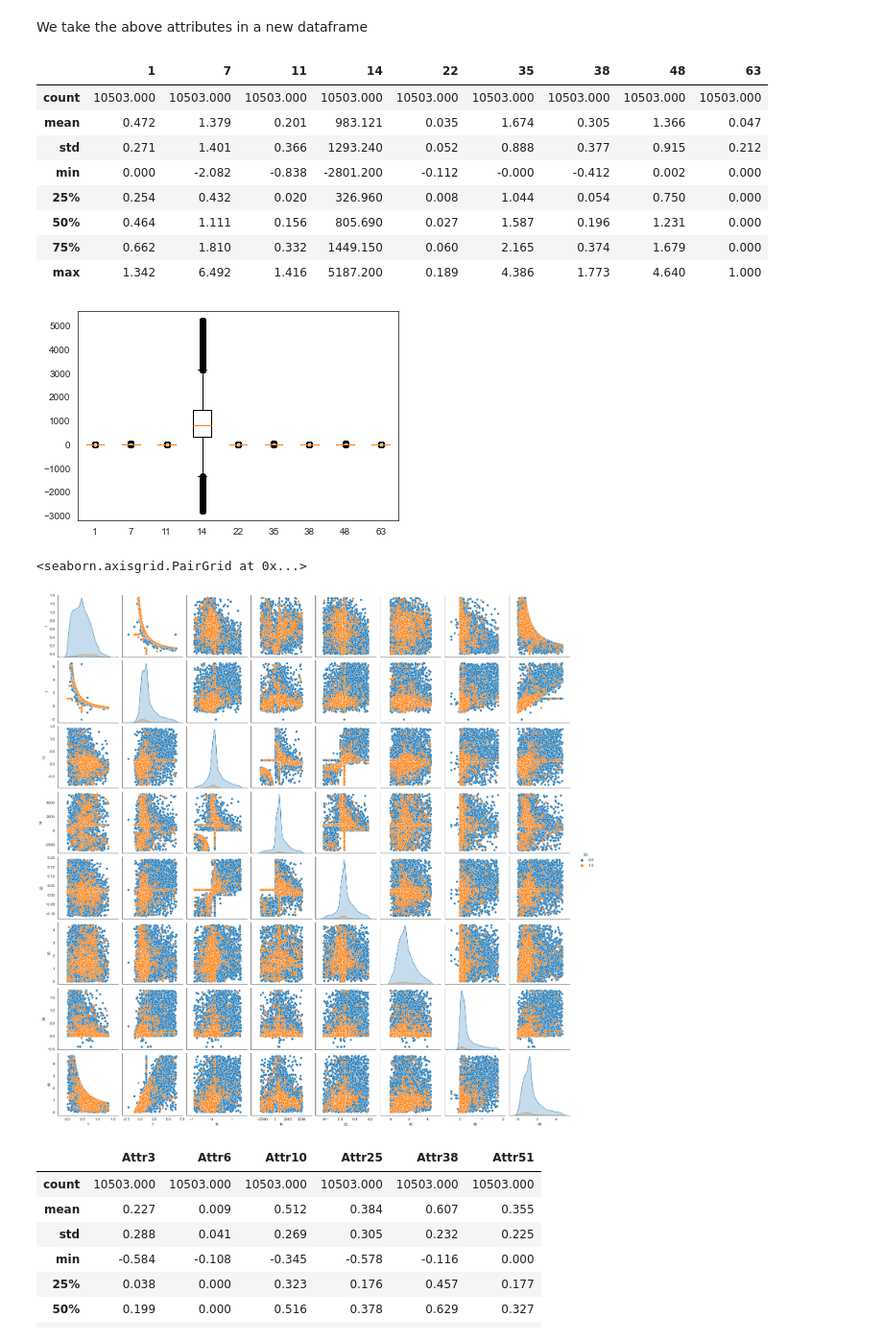
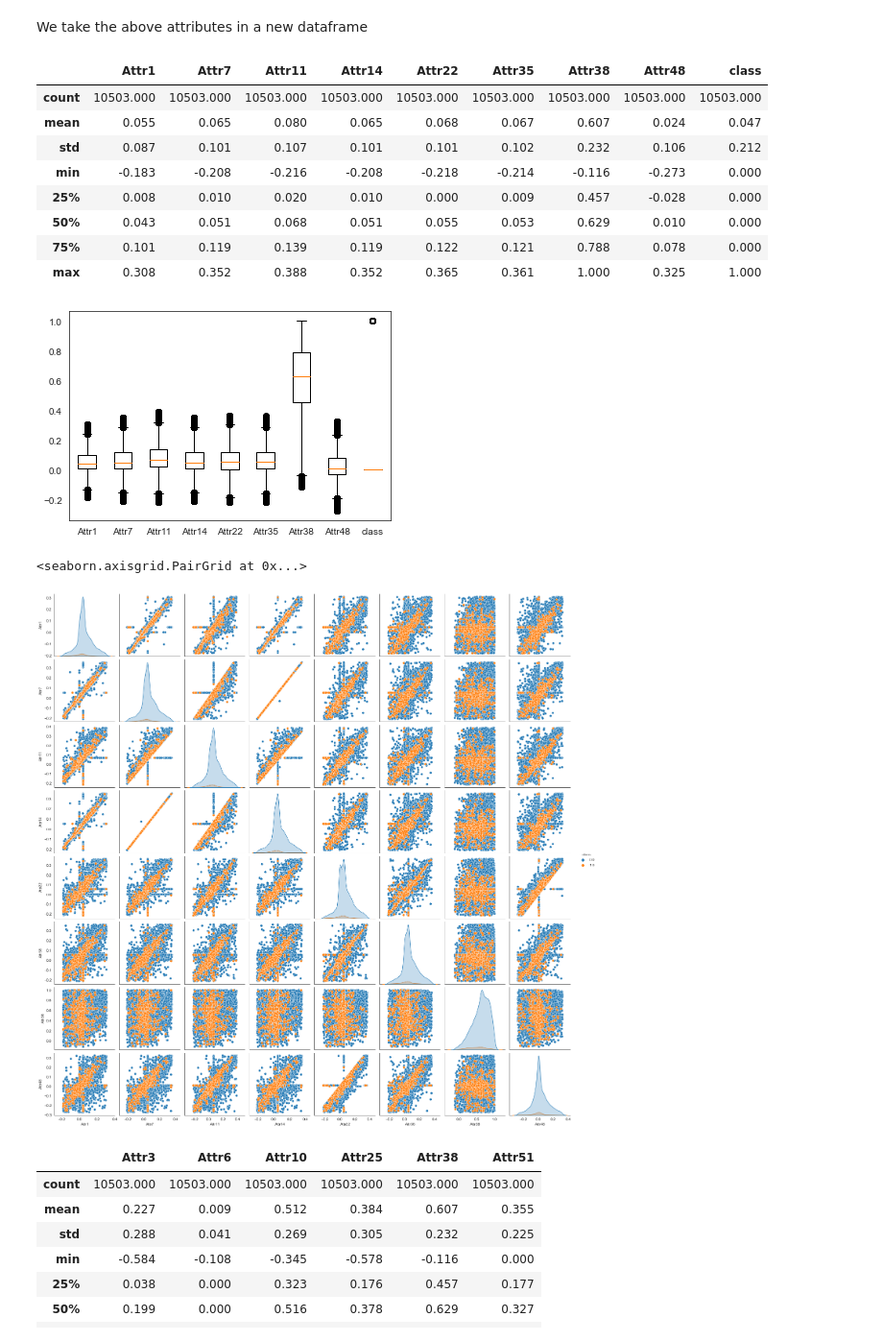
Before and after one commit to swapnalisonkusale/ML-Project-Group-7, a Jupyter notebook: Bankrupcy_try.ipynb, the cells around one changed output. Shown at 96% size. Drawn from its saved outputs; the diff is of its cells as text; code cells hidden in the pictures.

```diff
--- a/Bankrupcy_try.ipynb
+++ b/Bankrupcy_try.ipynb
@@ -247,11 +247,12 @@ df_mean_imputed.describe().round(5)
 | max | 0.30815 | 1.34190 | 1.00000 | 5.83710 | 217.85000 | 0.18139 | 0.35222 | 6.49190 | 3.62880 | 1.00000 | 0.38795 | ... |
 # %%
 #Data imputation via median on outlier treated data
-d_imp2 = df_median_treated.copy()
+df_median_imputed = df_median_treated.copy()
 imp = SimpleImputer(missing_values = np.nan, strategy = 'median')
-df_median_imputed.iloc[:,:]= pd.DataFrame(imp.fit_transform(d_imp2))  # indexer method to update the dataframe
+#df_median_imputed= pd.DataFrame()
+df_median_imputed.iloc[:,:]= pd.DataFrame(imp.fit_transform(df_median_imputed))  # indexer method to update the dataframe
 df_median_imputed= pd.DataFrame(df_median_imputed,
-                  columns = d_imp2.columns)
+                  columns = df_median_imputed.columns)
 df_median_imputed.describe().round(5)
 # %% [output]
 |  | Attr1 | Attr2 | Attr3 | Attr4 | Attr5 | Attr6 | Attr7 | Attr8 | Attr9 | Attr10 | Attr11 | ... |
@@ -386,28 +387,28 @@ Attributes negative correlation:
 We take the above attributes in a new dataframe
 # %%
 # Create new data frame with variables having high positive correlation
-df_positive_relation = df_median_imputed[[1,7,11,14,22,35,38,48, 63]]
+df_positive_relation = df_median_imputed[["Attr1","Attr7","Attr11","Attr14","Attr22","Attr35","Attr38", "Attr48", "class"]]
 df_positive_relation.describe().round(3)
 # %% [output]
-|  | 1 | 7 | 11 | 14 | 22 | 35 | 38 | 48 | 63 |
+|  | Attr1 | Attr7 | Attr11 | Attr14 | Attr22 | Attr35 | Attr38 | Attr48 | class |
 | count | 10503.000 | 10503.000 | 10503.000 | 10503.000 | 10503.000 | 10503.000 | 10503.000 | 10503.000 | 10503.000 |
-| mean | 0.472 | 1.379 | 0.201 | 983.121 | 0.035 | 1.674 | 0.305 | 1.366 | 0.047 |
-| std | 0.271 | 1.401 | 0.366 | 1293.240 | 0.052 | 0.888 | 0.377 | 0.915 | 0.212 |
-| min | 0.000 | -2.082 | -0.838 | -2801.200 | -0.112 | -0.000 | -0.412 | 0.002 | 0.000 |
-| 25% | 0.254 | 0.432 | 0.020 | 326.960 | 0.008 | 1.044 | 0.054 | 0.750 | 0.000 |
-| 50% | 0.464 | 1.111 | 0.156 | 805.690 | 0.027 | 1.587 | 0.196 | 1.231 | 0.000 |
-| 75% | 0.662 | 1.810 | 0.332 | 1449.150 | 0.060 | 2.165 | 0.374 | 1.679 | 0.000 |
-| max | 1.342 | 6.492 | 1.416 | 5187.200 | 0.189 | 4.386 | 1.773 | 4.640 | 1.000 |
+| mean | 0.055 | 0.065 | 0.080 | 0.065 | 0.068 | 0.067 | 0.607 | 0.024 | 0.047 |
+| std | 0.087 | 0.101 | 0.107 | 0.101 | 0.101 | 0.102 | 0.232 | 0.106 | 0.212 |
+| min | -0.183 | -0.208 | -0.216 | -0.208 | -0.218 | -0.214 | -0.116 | -0.273 | 0.000 |
+| 25% | 0.008 | 0.010 | 0.020 | 0.010 | 0.000 | 0.009 | 0.457 | -0.028 | 0.000 |
+| 50% | 0.043 | 0.051 | 0.068 | 0.051 | 0.055 | 0.053 | 0.629 | 0.010 | 0.000 |
+| 75% | 0.101 | 0.119 | 0.139 | 0.119 | 0.122 | 0.121 | 0.788 | 0.078 | 0.000 |
+| max | 0.308 | 0.352 | 0.388 | 0.352 | 0.365 | 0.361 | 1.000 | 0.325 | 1.000 |
 # %%
 plt.boxplot(df_positive_relation, labels =df_positive_relation.columns )
 plt.show()
 # %% [output]
-[figure, old version]
+[figure, new version]
 # %%
-sns.pairplot(df_positive_relation, hue= 63)
+sns.pairplot(df_positive_relation, hue= "class")
 # %% [output]
 <seaborn.axisgrid.PairGrid at 0x...>
-[figure, old version]
+[figure, new version]
 # %%
 # Create new data frame with variables having high negative correlation
 df_negative_relation = df_median_imputed[['Attr3','Attr6','Attr10','Attr25','Attr38','Attr51']]
```
Also changed, not shown: parts of 3 cells of this notebook.
